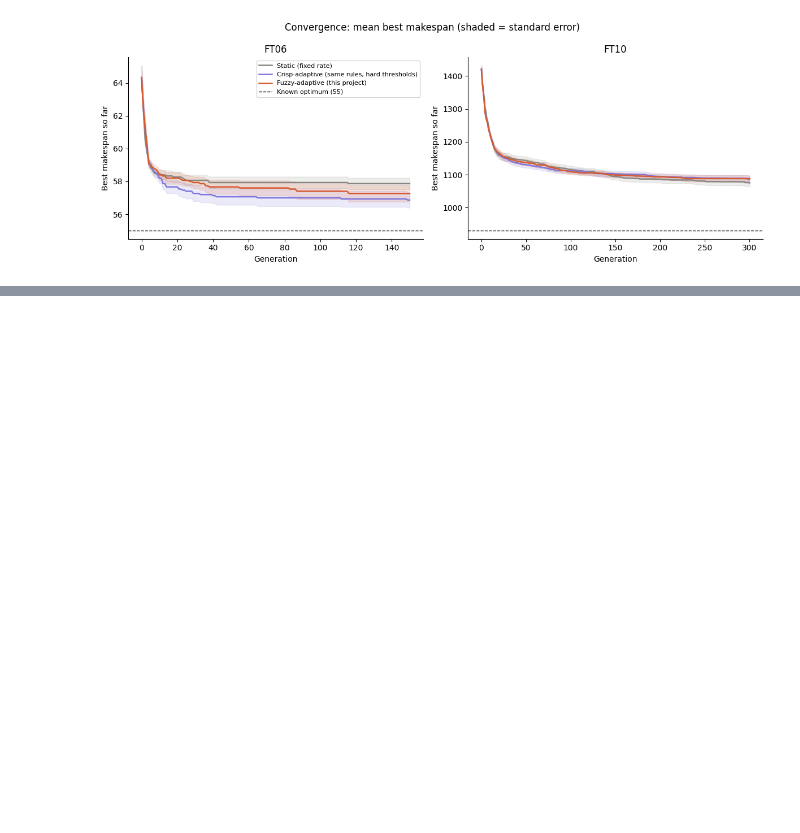
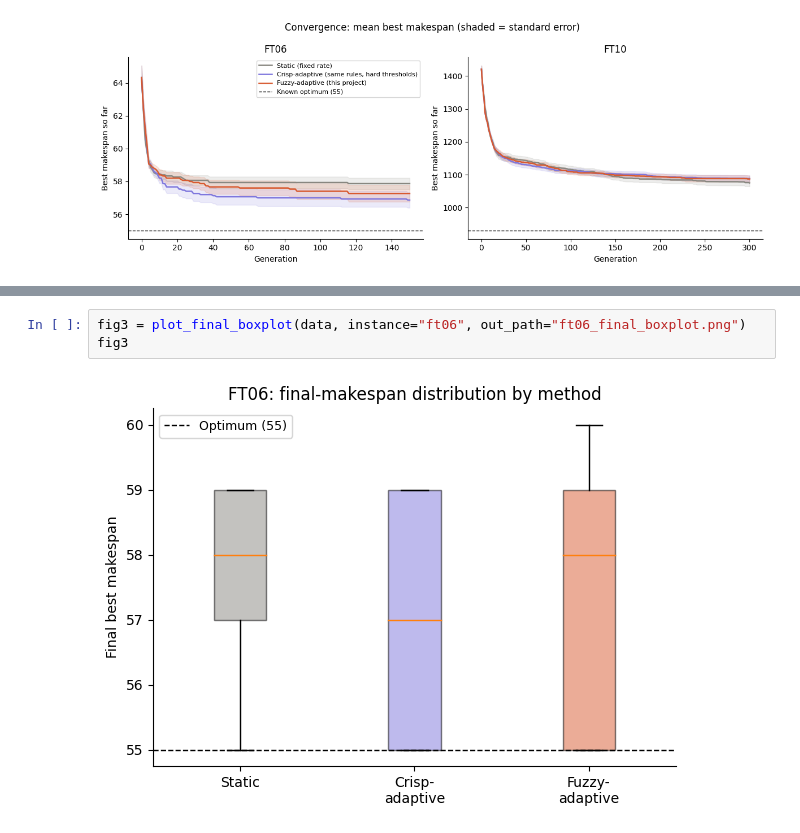
Before and after one commit to tskrrish/fuzzy-ga, a Jupyter notebook: notebooks/01_explore.ipynb, the cells around one changed output, grey strips where cells are left out. Drawn from its saved outputs; the diff is of its cells as text; blank space fills up the shorter version.

```diff
--- a/notebooks/01_explore.ipynb
+++ b/notebooks/01_explore.ipynb
@@ -416,0 +422,5 @@ fig1
+# %%
+fig3 = plot_final_boxplot(data, instance="ft06", out_path="ft06_final_boxplot.png")
+fig3
+# %% [output]
+[figure, added]
```
Also changed, not shown: parts of 1 cell of this notebook, 3 other files.
